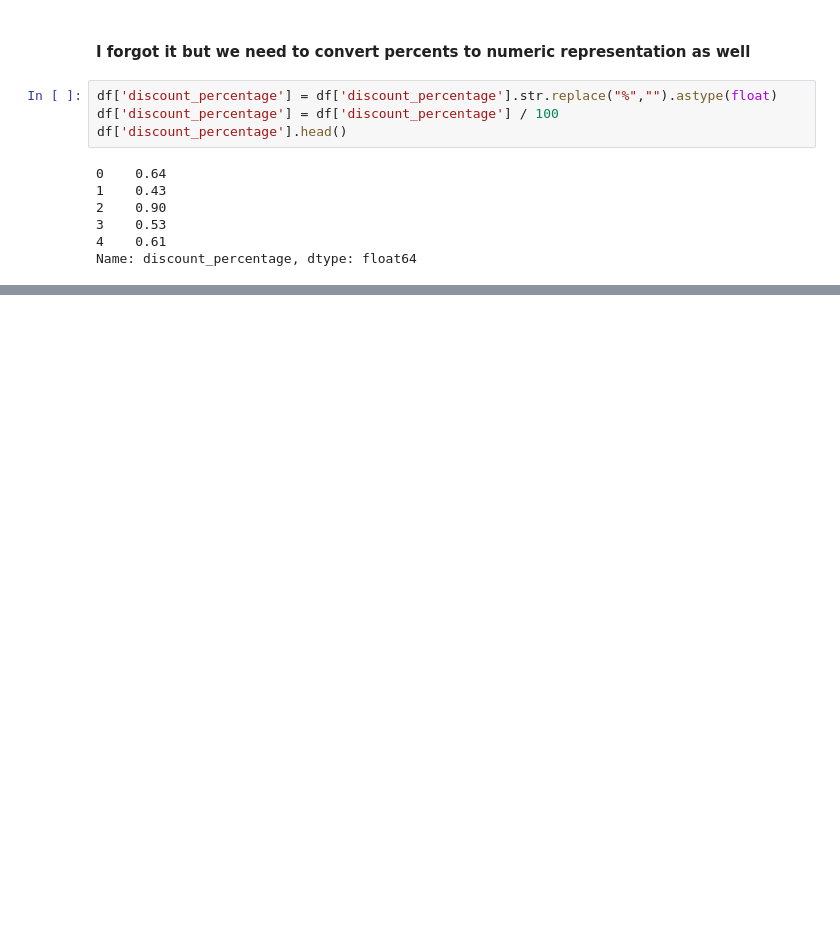
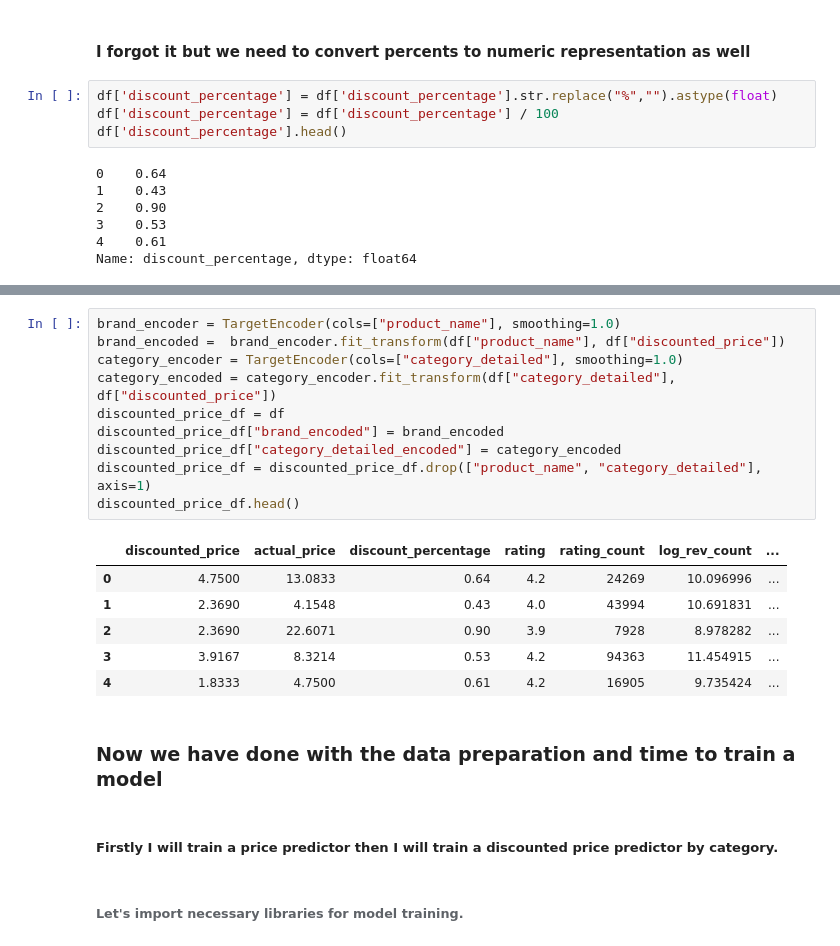
Before and after one commit to Yussufkadir/Azure-product-prediction-project, a Jupyter notebook: Azure-product-prediction-project/Product_prediction.ipynb, the cells around one changed output, grey strips where cells are left out. Cells and saved outputs as stored; diff of their text form; blank space fills up the shorter version.

```diff
--- a/Azure-product-prediction-project/Product_prediction.ipynb
+++ b/Azure-product-prediction-project/Product_prediction.ipynb
@@ -378,0 +435,23 @@ Name: discount_percentage, dtype: float64
+# %%
+brand_encoder = TargetEncoder(cols=["product_name"], smoothing=1.0)
+brand_encoded =  brand_encoder.fit_transform(df["product_name"], df["discounted_price"])
+category_encoder = TargetEncoder(cols=["category_detailed"], smoothing=1.0)
+category_encoded = category_encoder.fit_transform(df["category_detailed"], df["discounted_price"])
+discounted_price_df = df
+discounted_price_df["brand_encoded"] = brand_encoded
+discounted_price_df["category_detailed_encoded"] = category_encoded
+discounted_price_df = discounted_price_df.drop(["product_name", "category_detailed"], axis=1)
+discounted_price_df.head()
+# %% [output]
+|  | discounted_price | actual_price | discount_percentage | rating | rating_count | log_rev_count | ... |
+| 0 | 4.7500 | 13.0833 | 0.64 | 4.2 | 24269 | 10.096996 | ... |
+| 1 | 2.3690 | 4.1548 | 0.43 | 4.0 | 43994 | 10.691831 | ... |
+| 2 | 2.3690 | 22.6071 | 0.90 | 3.9 | 7928 | 8.978282 | ... |
+| 3 | 3.9167 | 8.3214 | 0.53 | 4.2 | 94363 | 11.454915 | ... |
+| 4 | 1.8333 | 4.7500 | 0.61 | 4.2 | 16905 | 9.735424 | ... |
+# %% [markdown]
+### Now we have done with the data preparation and time to train a model
+# %% [markdown]
+##### Firstly I will train a price predictor then I will train a discounted price predictor by category.
+# %% [markdown]
+###### Let's import necessary libraries for model training.
```
Also changed, not shown: parts of 17 cells of this notebook.
